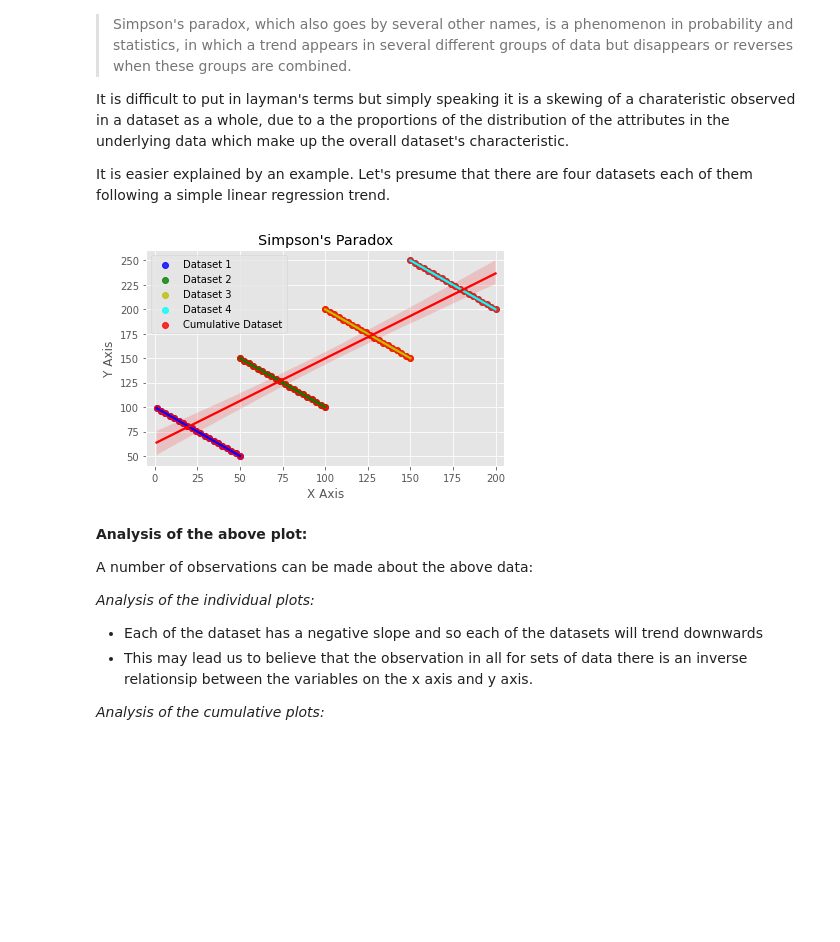
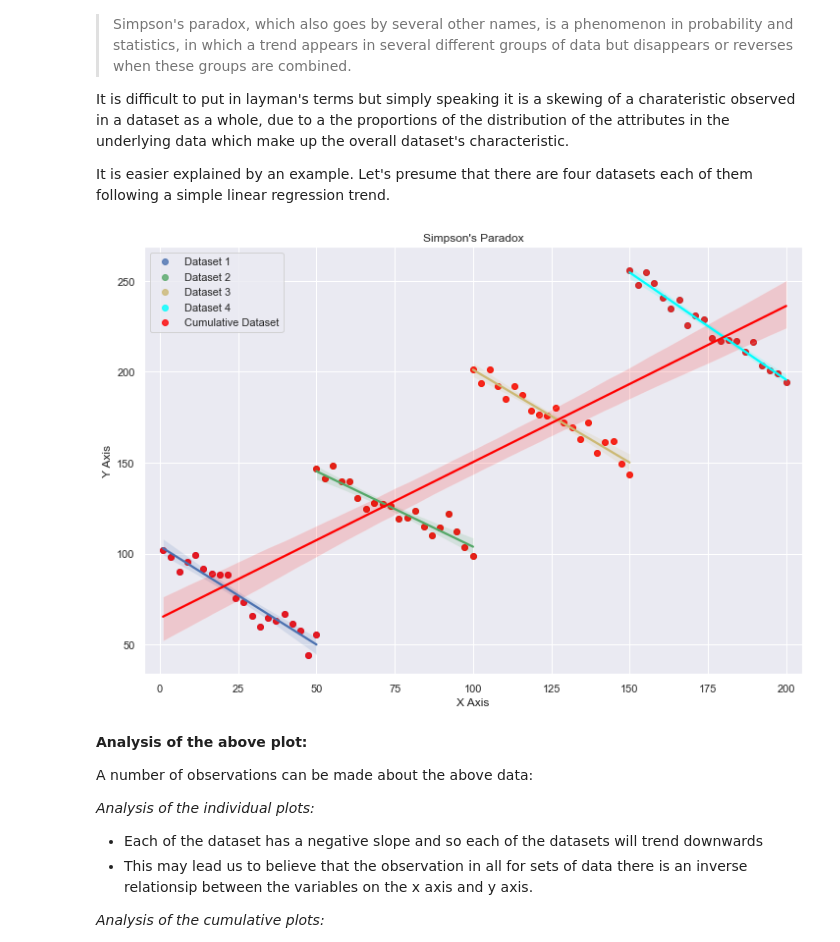
Before and after one commit to dssheldon/foda-tasks-sds, a Jupyter notebook: FoDA - Tasks 2020.ipynb, the cells around one changed output. Drawn from its saved outputs; the diff is of its cells as text; code cells hidden in the pictures; blank space fills up the shorter version.

Commit message:
Added random noise to linear regression data

```diff
--- a/FoDA - Tasks 2020.ipynb
+++ b/FoDA - Tasks 2020.ipynb
@@ -609,10 +609,11 @@ It is easier explained by an example. Let's presume that there are four datasets
 import numpy as np
 import seaborn as sns
 import matplotlib.pyplot as plt
+import random
 plt.style.use('ggplot')
 
 
-m = 1
+m = 1 # set the slope of line
 
 c1 = 100
 c2 = 200
@@ -620,42 +621,45 @@ c3 = 300
 c4 = 400
 
 
-x1 = np.linspace(1, 50, num=20, endpoint=True)
+x1 = np.linspace(1, 50, num=20, endpoint=True) # generate x axis data - 20 numbers between the intervals specified
 x2 = np.linspace(50, 100, num=20, endpoint=True)
 x3 = np.linspace(100, 150, num=20, endpoint=True)
 x4 = np.linspace(150, 200, num=20, endpoint=True)
 
 
-y1 = -m * x1 + c1
+y1 = (-m * x1 + c1) + 5*np.random.randn(20) # generate y axix by using linear euqation and add variation in the data by adding in random noise
 
-y2 = -m * x2 + c2
+y2 = (-m * x2 + c2) + 5*np.random.randn(20)
 
-y3 = -m * x3 + c3
+y3 = (-m * x3 + c3) + 5*np.random.randn(20)
 
-y4 = -m * x4 + c4
+y4 = (-m * x4 + c4) + 5*np.random.randn(20)
 
 
-x_cum = np.concatenate((x1, x2,  x3,  x4))
+x_cum = np.concatenate((x1, x2,  x3,  x4)) # accumulated the x data
 y_cum = np.concatenate((y1,  y2,  y3,  y4))
 
-sns.regplot(x1, y1, color='b', label='Dataset 1')
+sns.set(rc={'figure.figsize':(12,8)}) #https://stackoverflow.com/questions/31594549/how-do-i-change-the-figure-size-for-a-seaborn-plot
+
+sns.regplot(x1, y1, color='b', label='Dataset 1') #plotted the x and y data using a regression plot in seaborn
 sns.regplot(x2, y2, color='g', label='Dataset 2')
 sns.regplot(x3, y3, color='y', label='Dataset 3')
 sns.regplot(x4, y4, color='cyan', label='Dataset 4')
 
 sns.regplot(x_cum, y_cum, color='red', label='Cumulative Dataset')
 
 plt.title("Simpson's Paradox")
 plt.xlabel('X Axis')
 plt.ylabel('Y Axis')
 plt.legend()
-plt.tight_layout()
+#plt.tight_layout()
 
 plt.xlim(-5, 205)
 
+
 plt.show()
 # %% [output]
-[figure, old version]
+[figure, new version]
 # %% [markdown]
 **Analysis of the above plot:**
 
```
